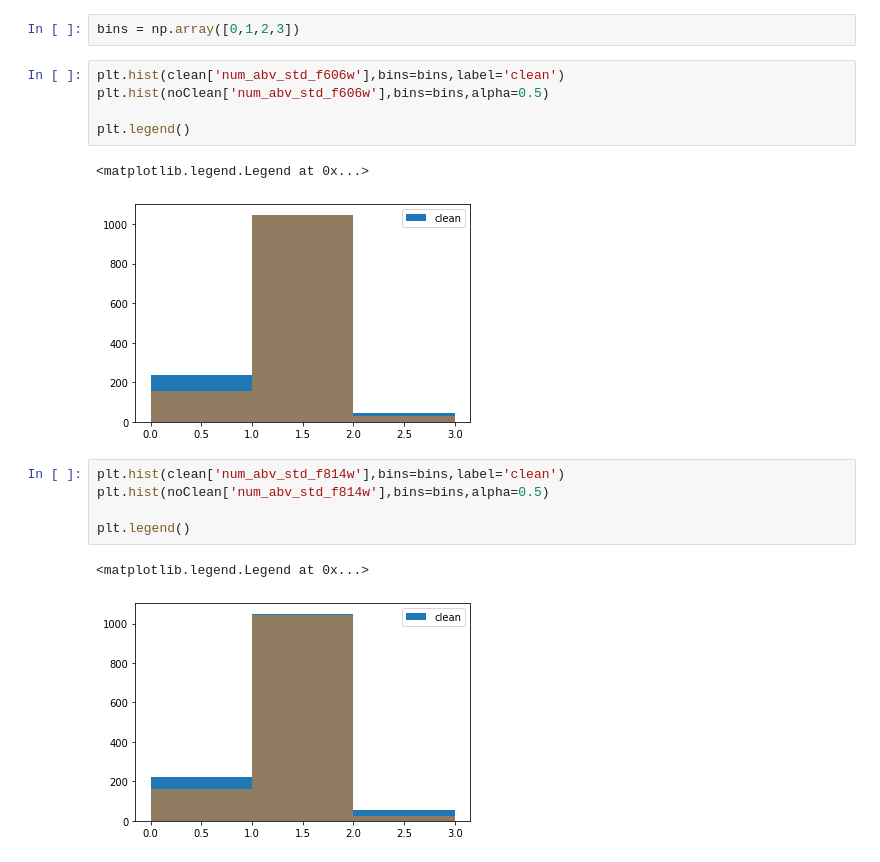
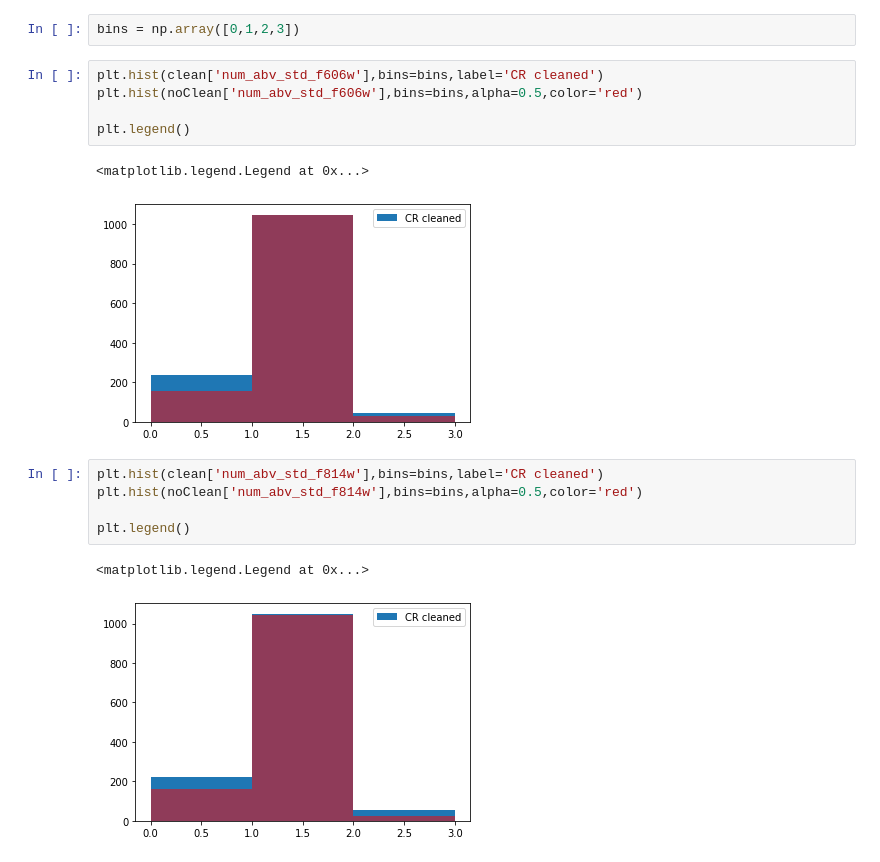
Before and after one commit to hrichstein/treasuryPipeline, a Jupyter notebook: compDithersLost.ipynb, the cells around one changed output. Drawn from its saved outputs; the diff is of its cells as text.

```diff
--- a/compDithersLost.ipynb
+++ b/compDithersLost.ipynb
@@ -13,18 +13,18 @@ print(len(clean))
 # %%
 bins = np.array([0,1,2,3])
 # %%
-plt.hist(clean['num_abv_std_f606w'],bins=bins,label='clean')
-plt.hist(noClean['num_abv_std_f606w'],bins=bins,alpha=0.5)
+plt.hist(clean['num_abv_std_f606w'],bins=bins,label='CR cleaned')
+plt.hist(noClean['num_abv_std_f606w'],bins=bins,alpha=0.5,color='red')
 
 plt.legend()
 # %% [output]
 <matplotlib.legend.Legend at 0x...>
-[figure, old version]
+[figure, new version]
 # %%
-plt.hist(clean['num_abv_std_f814w'],bins=bins,label='clean')
-plt.hist(noClean['num_abv_std_f814w'],bins=bins,alpha=0.5)
+plt.hist(clean['num_abv_std_f814w'],bins=bins,label='CR cleaned')
+plt.hist(noClean['num_abv_std_f814w'],bins=bins,alpha=0.5,color='red')
 
 plt.legend()
 # %% [output]
 <matplotlib.legend.Legend at 0x...>
-[figure, old version]
+[figure, new version]
```
Also changed, not shown: 9 other files.
